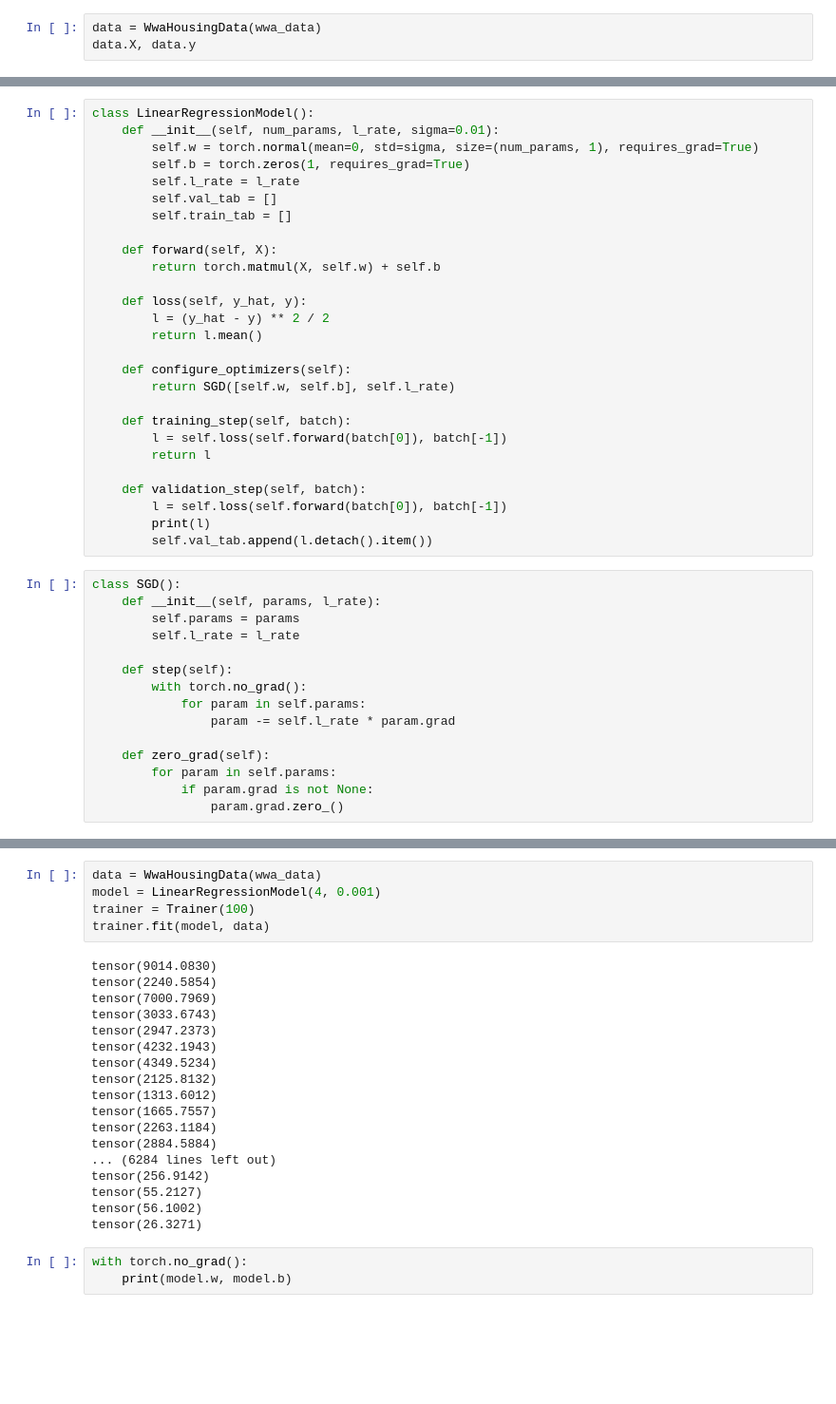
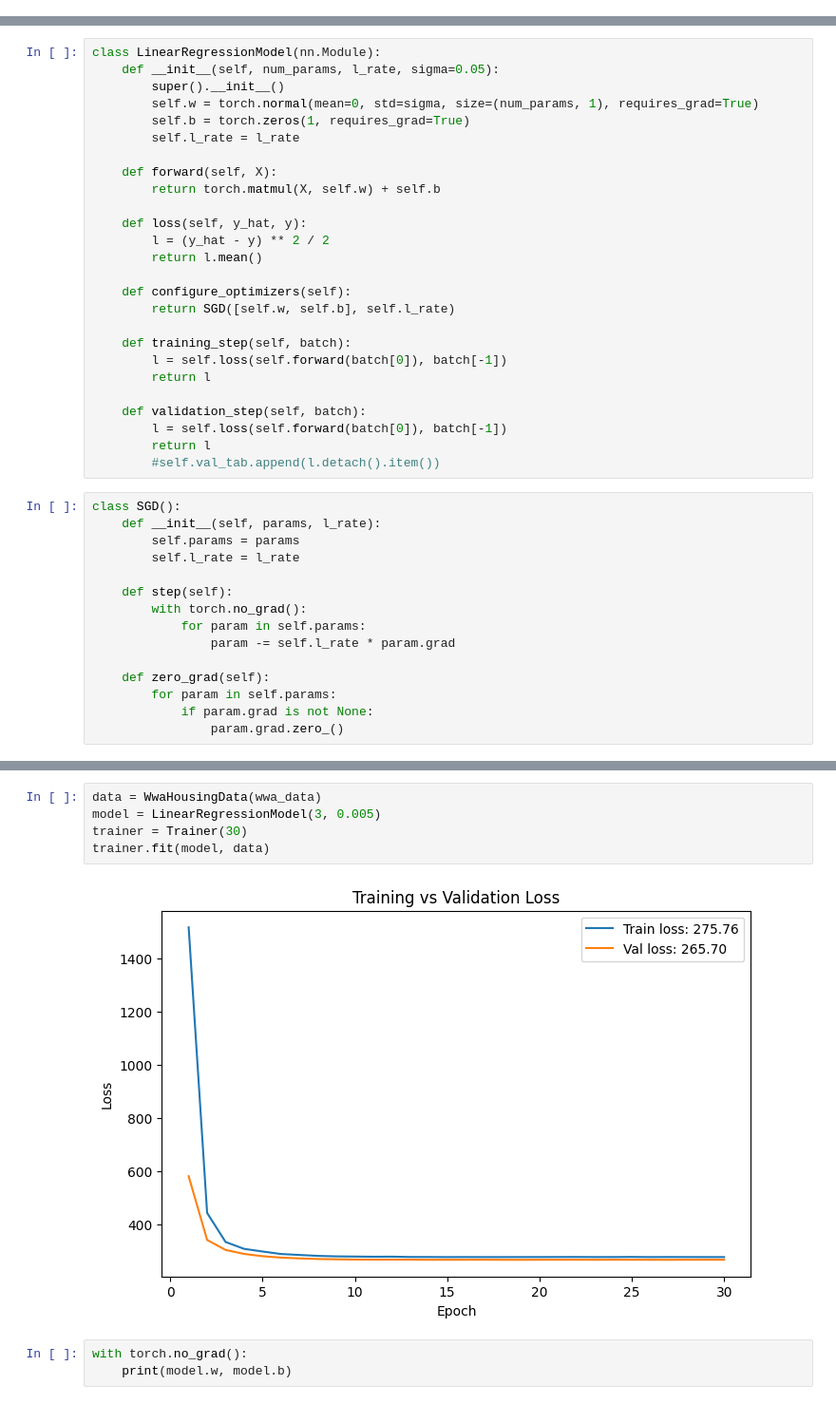
Before and after one commit to M4rselo/Warsaw-Housing-Model, a Jupyter notebook: pl_linear_regression.ipynb, the cells around one changed output, grey strips where cells are left out. Shown at 95% size. Cells and saved outputs as stored; diff of their text form; blank space fills up the shorter version.

Commit message:
Update pl_linear_regression.ipynb
Finished live plotting, alsmost done.
next: (optymalizing model)

```diff
--- a/pl_linear_regression.ipynb
+++ b/pl_linear_regression.ipynb
@@ -256,3 +193,0 @@ tensor([[ 2.5990,  1.3787,  3.5611],
-# %%
-data = WwaHousingData(wwa_data)
-data.X, data.y
@@ -303,13 +223,12 @@ class WwaHousingData():
     def val_dataloader(self):
         return self.get_dataloader(train=False)
 # %%
-class LinearRegressionModel():
-    def __init__(self, num_params, l_rate, sigma=0.01):
+class LinearRegressionModel(nn.Module):
+    def __init__(self, num_params, l_rate, sigma=0.05):
+        super().__init__()
         self.w = torch.normal(mean=0, std=sigma, size=(num_params, 1), requires_grad=True)
         self.b = torch.zeros(1, requires_grad=True)
         self.l_rate = l_rate
-        self.val_tab = []
-        self.train_tab = []
 
     def forward(self, X):
         return torch.matmul(X, self.w) + self.b
@@ -327,8 +246,8 @@ class LinearRegressionModel():
 
     def validation_step(self, batch):
         l = self.loss(self.forward(batch[0]), batch[-1])
-        print(l)
-        self.val_tab.append(l.detach().item())
+        return l
+        #self.val_tab.append(l.detach().item())
 # %%
 class SGD():
     def __init__(self, params, l_rate):
@@ -387,26 +335,10 @@ class Trainer():
 # %%
 data = WwaHousingData(wwa_data)
-model = LinearRegressionModel(4, 0.001)
-trainer = Trainer(100)
+model = LinearRegressionModel(3, 0.005)
+trainer = Trainer(30)
 trainer.fit(model, data)
 # %% [output]
-tensor(9014.0830)
-tensor(2240.5854)
-tensor(7000.7969)
-tensor(3033.6743)
-tensor(2947.2373)
-tensor(4232.1943)
-tensor(4349.5234)
-tensor(2125.8132)
-tensor(1313.6012)
-tensor(1665.7557)
-tensor(2263.1184)
-tensor(2884.5884)
-... (6284 lines left out)
-tensor(256.9142)
-tensor(55.2127)
-tensor(56.1002)
-tensor(26.3271)
+[figure, added]
 # %%
 with torch.no_grad():
     print(model.w, model.b)
```
Also changed, not shown: parts of 12 cells of this notebook.
